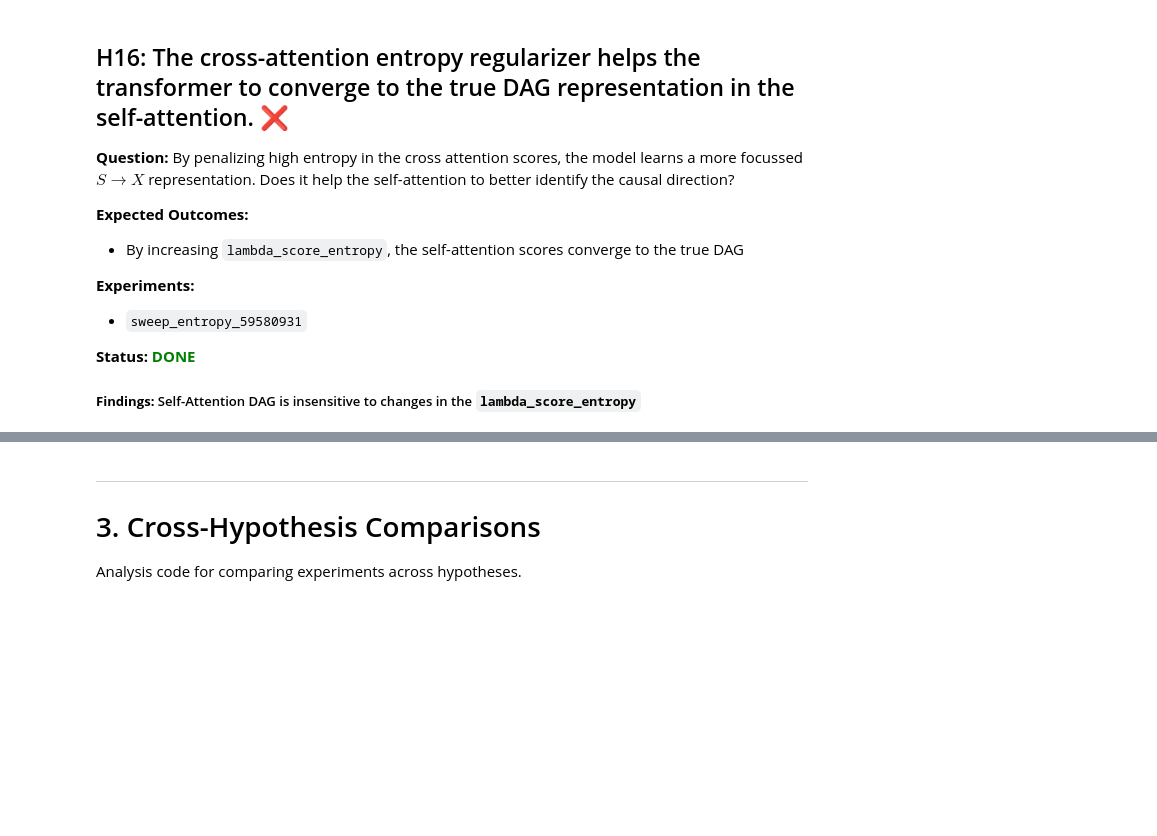
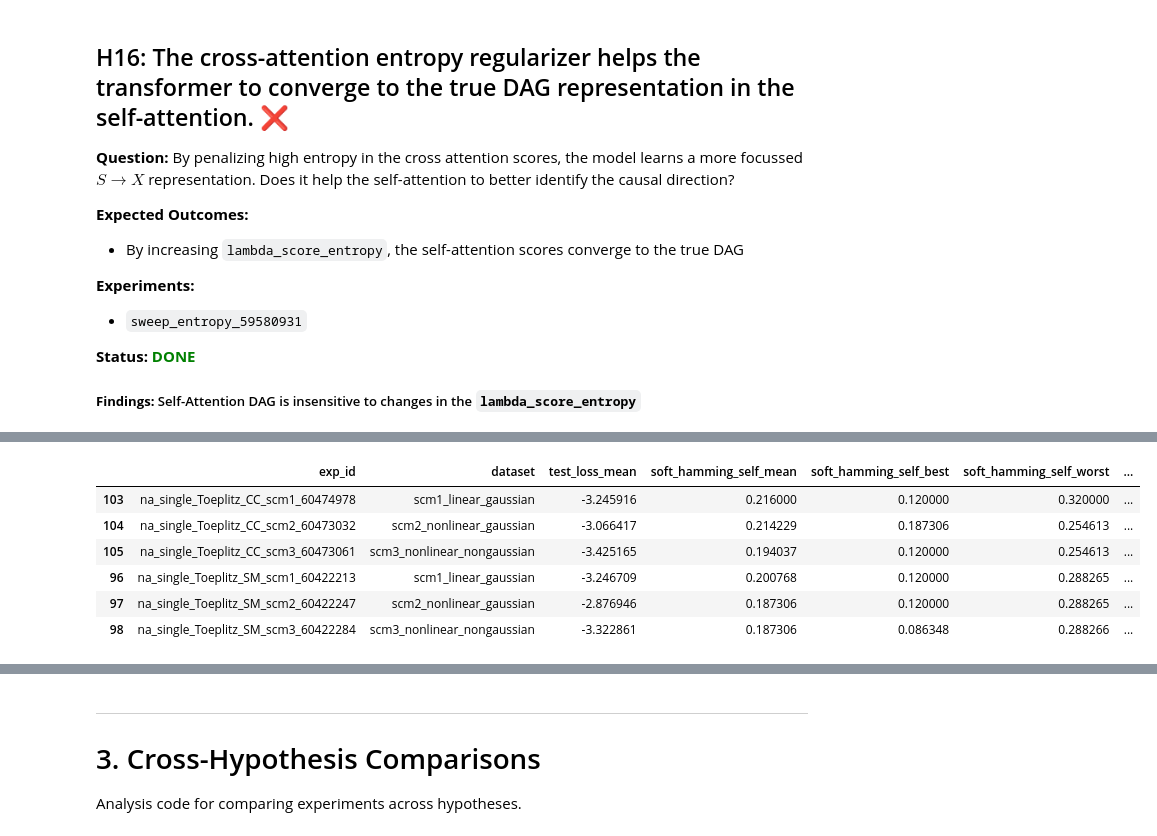
Before and after one commit to scipi1/causaliT, a Jupyter notebook: notebooks/experiments_analysis.ipynb, the cells around one changed output, grey strips where cells are left out. Drawn from its saved outputs; the diff is of its cells as text; code cells hidden in the pictures; blank space fills up the shorter version.

```diff
--- a/notebooks/experiments_analysis.ipynb
+++ b/notebooks/experiments_analysis.ipynb
@@ -779,0 +799,29 @@ if len(manifest) > 0:
+# %%
+H17_experiments = [
+    # baseline SoftMax
+    "na_single_Toeplitz_SM_scm1_60422213",
+    "na_single_Toeplitz_SM_scm2_60422247",
+    "na_single_Toeplitz_SM_scm3_60422284",
+
+    # control CausalCrossAttention
+    "na_single_Toeplitz_CC_scm1_60474978",
+    "na_single_Toeplitz_CC_scm2_60473032",
+    "na_single_Toeplitz_CC_scm3_60473061",
+
+]
+
+# Filter manifest for H1 experiments
+if len(manifest) > 0:
+    h17_data = manifest[manifest["exp_id"].isin(H17_experiments)].sort_values("exp_id")
+    if len(h17_data) > 0:
+        h17_data = h17_data[["exp_id", "dataset","test_loss_mean", "soft_hamming_self_mean", "soft_hamming_self_best", "soft_hamming_self_worst", "dag_confidence_self"]]
+
+display(h17_data)
+# %% [output]
+|  | exp_id | dataset | test_loss_mean | soft_hamming_self_mean | soft_hamming_self_best | soft_hamming_self_worst | ... |
+| 103 | na_single_Toeplitz_CC_scm1_60474978 | scm1_linear_gaussian | -3.245916 | 0.216000 | 0.120000 | 0.320000 | ... |
+| 104 | na_single_Toeplitz_CC_scm2_60473032 | scm2_nonlinear_gaussian | -3.066417 | 0.214229 | 0.187306 | 0.254613 | ... |
+| 105 | na_single_Toeplitz_CC_scm3_60473061 | scm3_nonlinear_nongaussian | -3.425165 | 0.194037 | 0.120000 | 0.254613 | ... |
+| 96 | na_single_Toeplitz_SM_scm1_60422213 | scm1_linear_gaussian | -3.246709 | 0.200768 | 0.120000 | 0.288265 | ... |
+| 97 | na_single_Toeplitz_SM_scm2_60422247 | scm2_nonlinear_gaussian | -2.876946 | 0.187306 | 0.120000 | 0.288265 | ... |
+| 98 | na_single_Toeplitz_SM_scm3_60422284 | scm3_nonlinear_nongaussian | -3.322861 | 0.187306 | 0.086348 | 0.288266 | ... |
```
Also changed, not shown: parts of 7 cells of this notebook, 7 other files.
